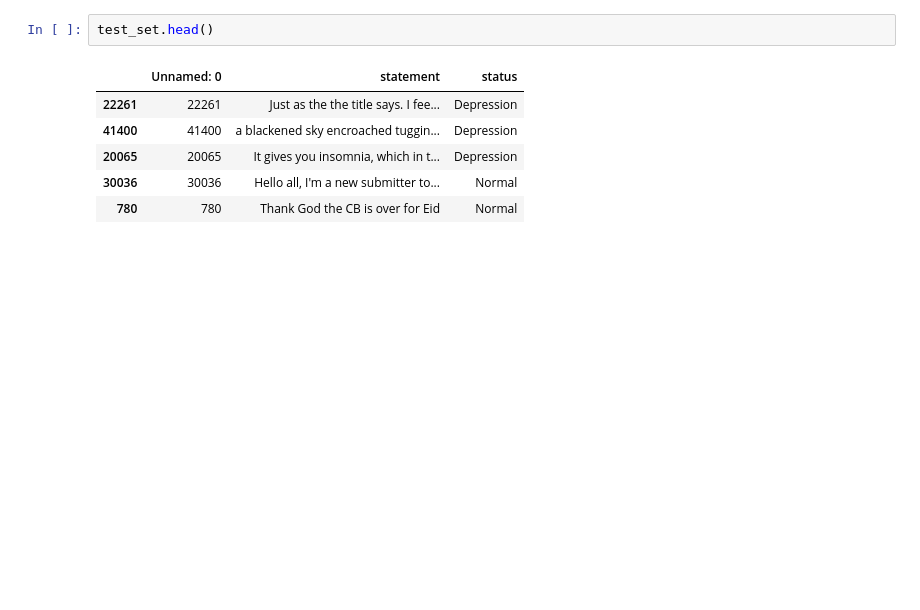
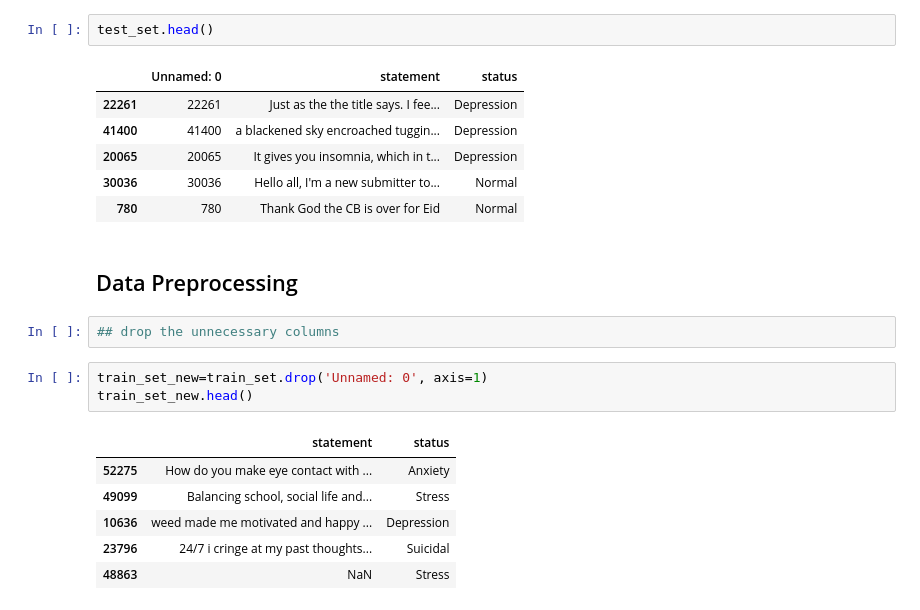
Before and after one commit to savindumahasen/Depression-Detection-Using-Sentiment-Analysis, a Jupyter notebook: DepressionDetectionUsingNLP.ipynb, the cells around one changed output. Saved outputs shown, nothing was run; the diff lists cells and outputs as text; blank space fills up the shorter version.

Commit message:
Drop the unnecessary column from dataset

```diff
--- a/DepressionDetectionUsingNLP.ipynb
+++ b/DepressionDetectionUsingNLP.ipynb
@@ -69,3 +69,17 @@ test_set.head()
 | 20065 | 20065 | It gives you insomnia, which in t... | Depression |
 | 30036 | 30036 | Hello all, I'm a new submitter to... | Normal |
 | 780 | 780 | Thank God the CB is over for Eid | Normal |
+# %% [markdown]
+## Data Preprocessing
+# %%
+## drop the unnecessary columns
+# %%
+train_set_new=train_set.drop('Unnamed: 0', axis=1)
+train_set_new.head()
+# %% [output]
+|  | statement | status |
+| 52275 | How do you make eye contact with ... | Anxiety |
+| 49099 | Balancing school, social life and... | Stress |
+| 10636 | weed made me motivated and happy ... | Depression |
+| 23796 | 24/7 i cringe at my past thoughts... | Suicidal |
+| 48863 | NaN | Stress |
```
